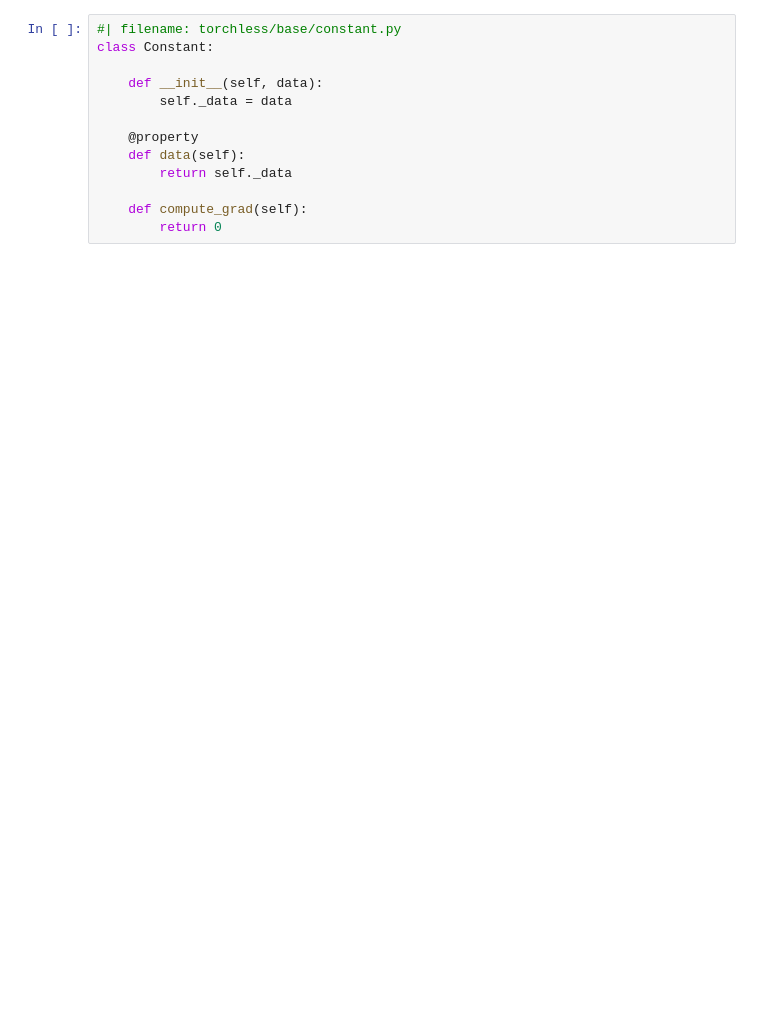
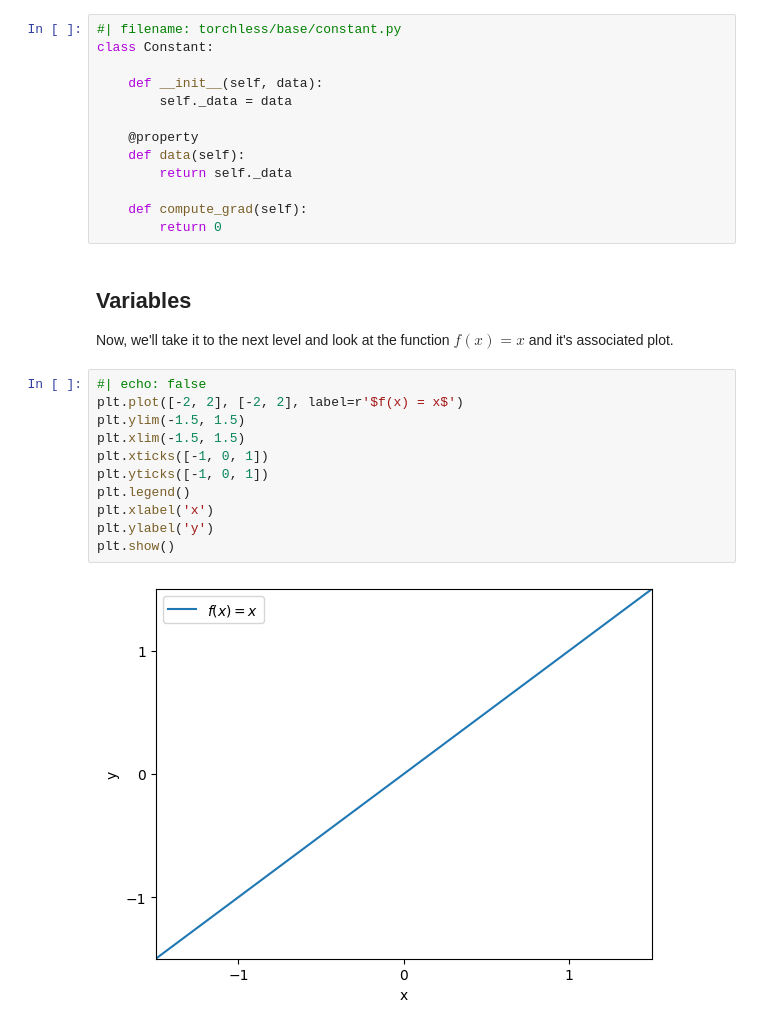
Before and after one commit to spenceforce/torchless, a Jupyter notebook: chapters/intro-gradients.ipynb, the cells around one changed output. Drawn from its saved outputs; the diff is of its cells as text; blank space fills up the shorter version.

```diff
--- a/chapters/intro-gradients.ipynb
+++ b/chapters/intro-gradients.ipynb
@@ -62,3 +60,20 @@ class Constant:
 
     def compute_grad(self):
         return 0
+# %% [markdown]
+## Variables
+
+Now, we'll take it to the next level and look at the function $f(x) = x$ and it's associated plot.
+# %%
+#| echo: false
+plt.plot([-2, 2], [-2, 2], label=r'$f(x) = x$')
+plt.ylim(-1.5, 1.5)
+plt.xlim(-1.5, 1.5)
+plt.xticks([-1, 0, 1])
+plt.yticks([-1, 0, 1])
+plt.legend()
+plt.xlabel('x')
+plt.ylabel('y')
+plt.show()
+# %% [output]
+[figure, added]
```
Also changed, not shown: parts of 9 cells of this notebook, 1 other file.
